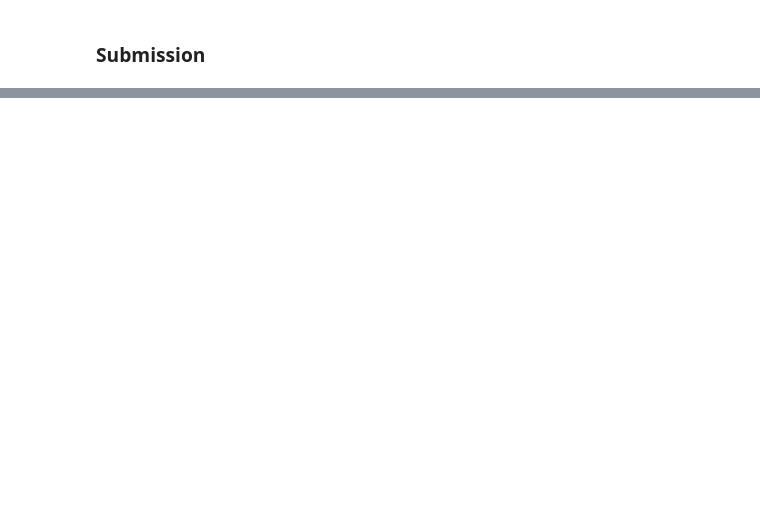
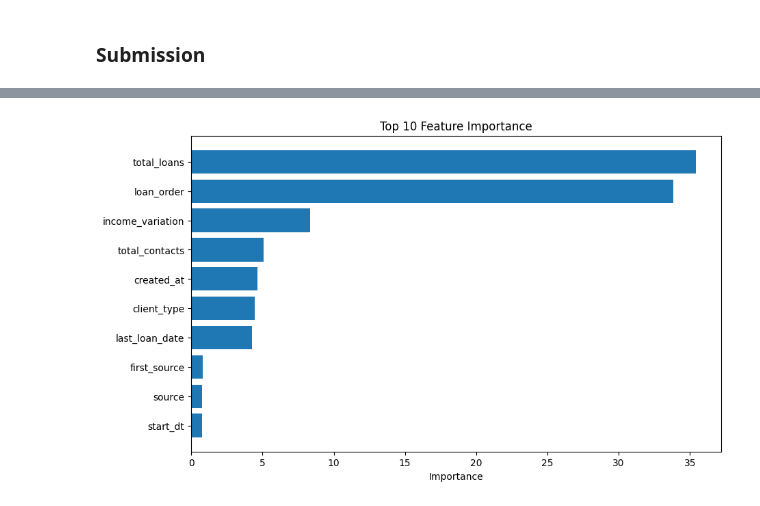
Before and after one commit to TaliyIvanov/PetProjects, a Jupyter notebook: ClassicML/01.A-Money/v3.0 - Моделирование оттока клиентов.ipynb, the cells around one changed output, grey strips where cells are left out. Drawn from its saved outputs; the diff is of its cells as text; code cells hidden in the pictures; blank space fills up the shorter version.

```diff
--- a/ClassicML/01.A-Money/v3.0 - Моделирование оттока клиентов.ipynb
+++ b/ClassicML/01.A-Money/v3.0 - Моделирование оттока клиентов.ipynb
@@ -426,7 +243,7 @@ class DataCleanerTransformer(BaseEstimator, TransformerMixin):
 
         if self.region_column and self.region_reference:
             reference = pd.read_csv(self.region_reference)
-            reference["region_name"] = reference["region_name"].str.lower().str.strip()
+            reference["region_name"] = reference["name"].str.lower().str.strip()
             self.reference_list = reference["region_name"].tolist()
 
         return self
@@ -610,7 +427,7 @@ class DataCleanerTransformer(BaseEstimator, TransformerMixin):
         return data
 
     def process_dates(self, data):
-        date_columns = ['created_at', 'closed_at', 'start_dt']
+        date_columns = ['created_at', 'start_dt']
         for col in date_columns:
             if col in data.columns:
                 data[col] = pd.to_datetime(data[col], errors='coerce')  # Преобразуем в datetime
@@ -621,7 +438,7 @@ class DataCleanerTransformer(BaseEstimator, TransformerMixin):
 
     def encode_categorical_features(self, data):
         categorical_features = ['status', 'payment_frequency', 'source', 'first_source',
-                                'interface', 'type', 'repayment_type', 'settlement', 'client_type.1', 'region', 'gender']
+                                'interface', 'type', 'repayment_type', 'settlement', 'region', 'gender']
 
         for feature in categorical_features:
             data[feature] = data[feature].astype(str).fillna("missing")  # Используем строку, чтобы избежать ошибки
@@ -898,0 +491,5 @@ AttributeError: 'DataFrame' object has no attribute 'compute'
+# %%
+X = train.drop(columns=["churn"])
+y = train["churn"]
+
+X_train, X_test, y_train, y_test = train_test_split(X, y, test_size=0.2, random_state=42, stratify=y)
@@ -900,0 +580,3 @@ AttributeError: 'DataFrame' object has no attribute 'compute'
+# %%
+best_model = grid_search.best_estimator_  # Это ваша лучшая модель
+submission(best_model, test, loan_id_test)
@@ -900,0 +589,16 @@ AttributeError: 'DataFrame' object has no attribute 'compute'
+# %%
+# Получаем важность признаков
+feature_importances = best_model.get_feature_importance()
+
+# Создаем DataFrame с признаками и их важностью
+feature_names = X_train.columns  # Здесь X_train - это DataFrame с признаками
+importance_df = pd.DataFrame({
+    'Feature': feature_names,
+    'Importance': feature_importances
+})
+
+# Сортируем по убыванию важности
+importance_df = importance_df.sort_values(by='Importance', ascending=False)
+
+# Выводим топ-10 самых важных признаков
+print(importance_df.head(10))
@@ -900,0 +617,13 @@ AttributeError: 'DataFrame' object has no attribute 'compute'
+# %%
+# Сортируем DataFrame по важности признаков (по убыванию)
+importance_df = importance_df.sort_values(by='Importance', ascending=False)
+
+# Визуализация 10 самых важных признаков
+plt.figure(figsize=(10, 6))
+plt.barh(importance_df['Feature'][:10], importance_df['Importance'][:10])
+plt.xlabel('Importance')
+plt.title('Top 10 Feature Importance')
+plt.gca().invert_yaxis()  # Чтобы наиболее важные признаки были сверху
+plt.show()
+# %% [output]
+[figure, added]
```
Also changed, not shown: parts of 36 cells of this notebook, 7 other files.
